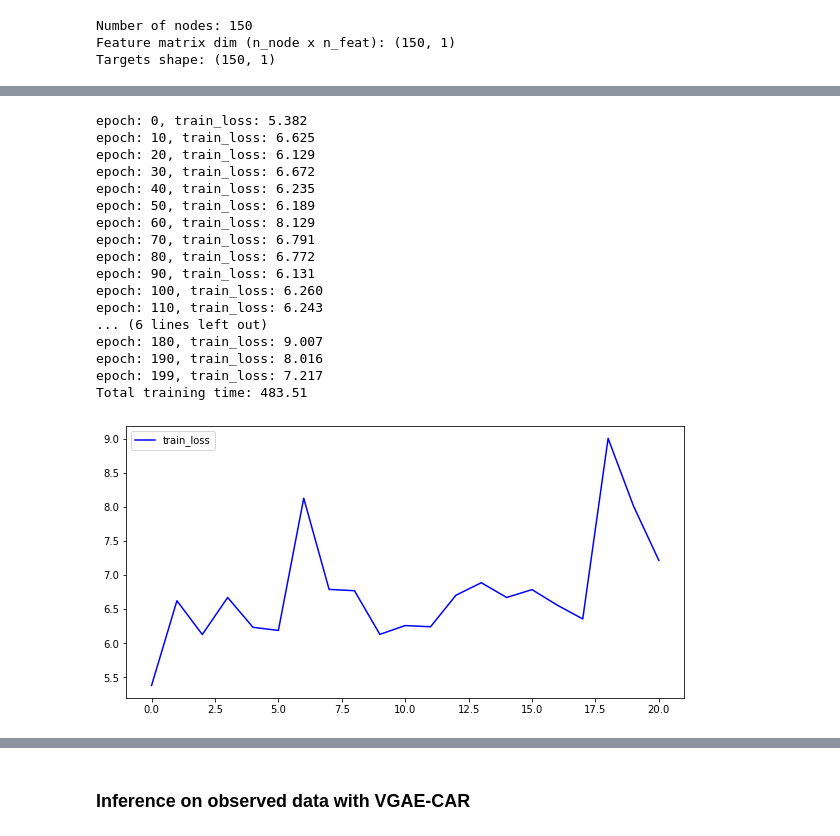
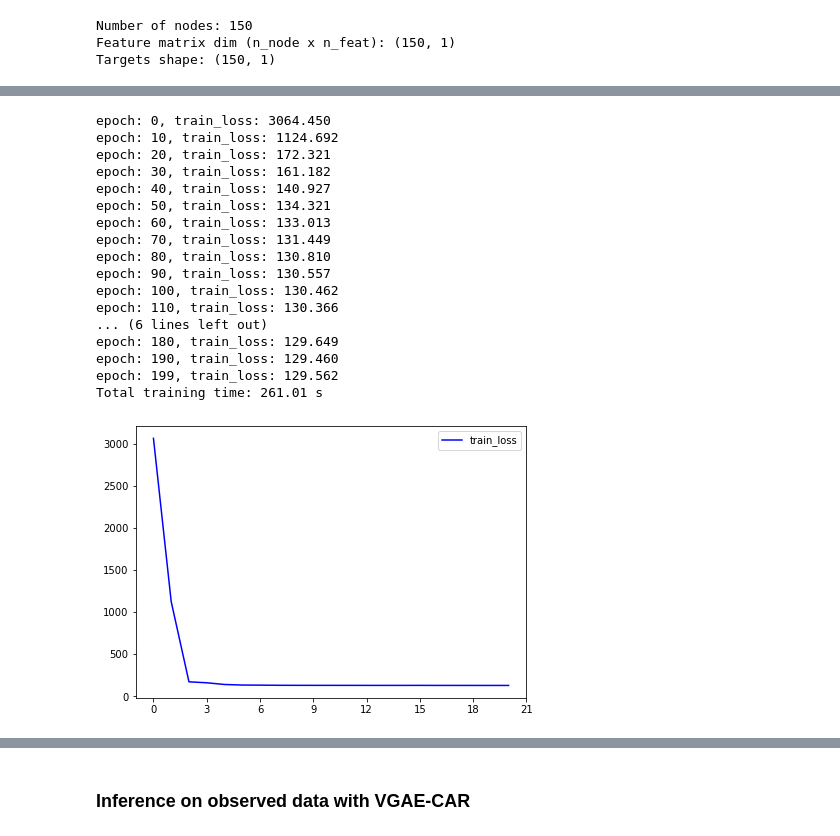
Before and after one commit to salfaris/PriorVGAE, a Jupyter notebook: car_example_new_dataset.ipynb, the cells around one changed output, grey strips where cells are left out. Drawn from its saved outputs; the diff is of its cells as text; code cells hidden in the pictures.

```diff
--- a/car_example_new_dataset.ipynb
+++ b/car_example_new_dataset.ipynb
@@ -198,3 +206,9 @@ Validation size: 200
+# %%
+# Batching
+train_dataset_graphs = dataset_graphs[:split_idx]
+val_dataset_graphs = dataset_graphs[split_idx:]
+train_graph_batch = jraph.batch(train_dataset_graphs)
+val_graph_batch = jraph.batch(val_dataset_graphs)
 # %%
 # See graph statistics for a single graph
 train_graph = train_dataset[0]['input_graph']
@@ -224,14 +247,5 @@ class Args(NamedTuple):
 # %%
 rng_key, params_key = jax.random.split(rng_key)
-
-wargs = Args(
-  hidden_dim=200,
-  latent_dim=200,
-  output_dim=train_labels.shape[1],
-  learning_rate=1e-2,
-  epochs=200,
-  eval_frequency=10,
-)
 
 # Initialize network and optimizer.
 net = hk.transform(
@@ -252,7 +266,7 @@ def loss_fn(params: hk.Params,
 ) -> jnp.ndarray:
   """Computes VGAE loss."""
   outputs: VGAEOutput = net.apply(params, rng_key, graph)
-  log_likelihood_loss_fn = loss.compute_frobenius_loss
+  log_likelihood_loss_fn = wargs.loss_fn
   log_likelihood = -log_likelihood_loss_fn(
     outputs.output.nodes, targets)
   kld = 1/num_nodes * jnp.mean(
@@ -286,44 +300,45 @@ val_losses = []
 
 start_time = time.time()
 for epoch in range(wargs.epochs):
-  for idx in range(len(train_dataset)):
-    update_rng = jax.random.fold_in(train_rng, idx)
-    train_graph = train_dataset[idx]['input_graph']
-    train_target = train_dataset[idx]['target']
+  update_rng = jax.random.fold_in(train_rng, epoch)
+  train_target_batch = train_graph_batch.nodes
 
-    params, opt_state = update(params, update_rng, opt_state, train_graph, train_target)
+  params, opt_state = update(params, update_rng, opt_state,
+                             train_graph_batch, train_target_batch)
 
   if epoch % wargs.eval_frequency == 0 or epoch == (wargs.epochs - 1):
     eval_rng = jax.random.fold_in(update_rng, epoch)
-    train_loss = loss_fn(params, eval_rng, train_graph, train_target)
+    train_loss = loss_fn(params, eval_rng, train_graph_batch, train_target_batch)
     train_losses.append(train_loss)
 
     print(f'epoch: {epoch}, train_loss: {train_loss:.3f}')
 
-print(f'Total training time: {time.time() - start_time:.2f}')
+print(f'Total training time: {time.time() - start_time:.2f} s')
 # %% [output]
-epoch: 0, train_loss: 5.382
-epoch: 10, train_loss: 6.625
-epoch: 20, train_loss: 6.129
-epoch: 30, train_loss: 6.672
-epoch: 40, train_loss: 6.235
-epoch: 50, train_loss: 6.189
-epoch: 60, train_loss: 8.129
-epoch: 70, train_loss: 6.791
-epoch: 80, train_loss: 6.772
-epoch: 90, train_loss: 6.131
-epoch: 100, train_loss: 6.260
-epoch: 110, train_loss: 6.243
+epoch: 0, train_loss: 3064.450
+epoch: 10, train_loss: 1124.692
+epoch: 20, train_loss: 172.321
+epoch: 30, train_loss: 161.182
+epoch: 40, train_loss: 140.927
+epoch: 50, train_loss: 134.321
+epoch: 60, train_loss: 133.013
+epoch: 70, train_loss: 131.449
+epoch: 80, train_loss: 130.810
+epoch: 90, train_loss: 130.557
+epoch: 100, train_loss: 130.462
+epoch: 110, train_loss: 130.366
 ... (6 lines left out)
-epoch: 180, train_loss: 9.007
-epoch: 190, train_loss: 8.016
-epoch: 199, train_loss: 7.217
-Total training time: 483.51
+epoch: 180, train_loss: 129.649
+epoch: 190, train_loss: 129.460
+epoch: 199, train_loss: 129.562
+Total training time: 261.01 s
 # %%
-_, ax = plt.subplots(figsize=(10, 5))
+from matplotlib.ticker import MaxNLocator
 
-ax.plot(train_losses, label='train_loss', color='blue')
+ax = plt.figure(figsize=(7, 5)).gca()
+ax.xaxis.set_major_locator(MaxNLocator(integer=True))
+plt.plot(train_losses, label='train_loss', color='blue')
 plt.legend()
 plt.show()
 # %% [output]
-[figure, old version]
+[figure, new version]
```
Also changed, not shown: parts of 21 cells of this notebook.
